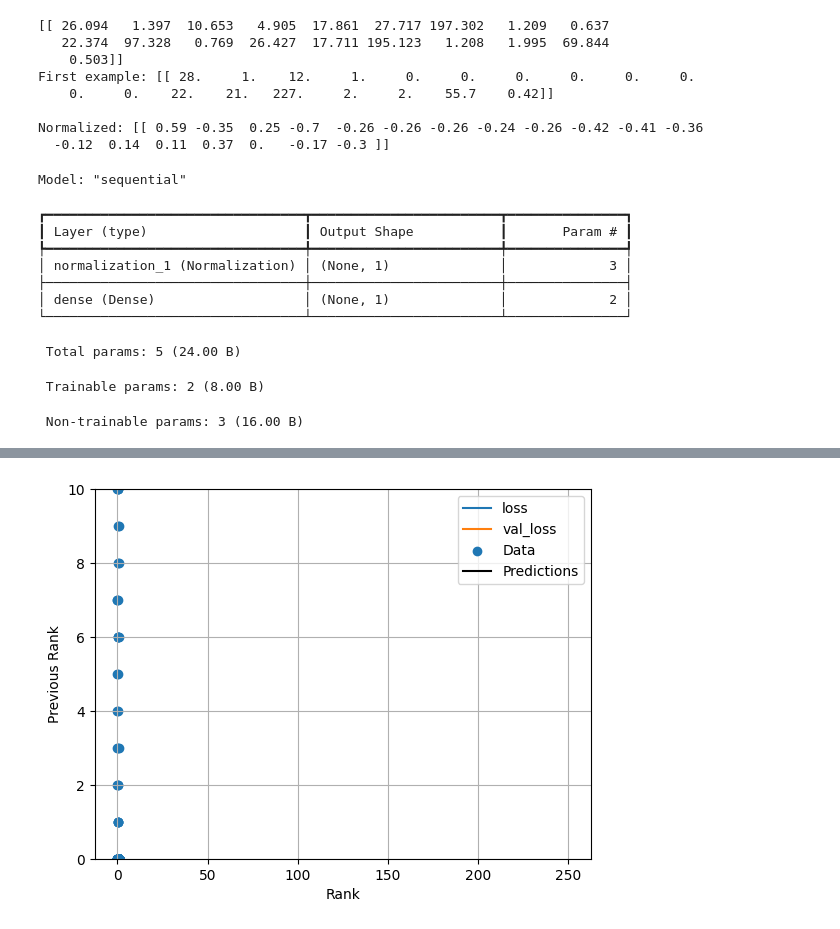
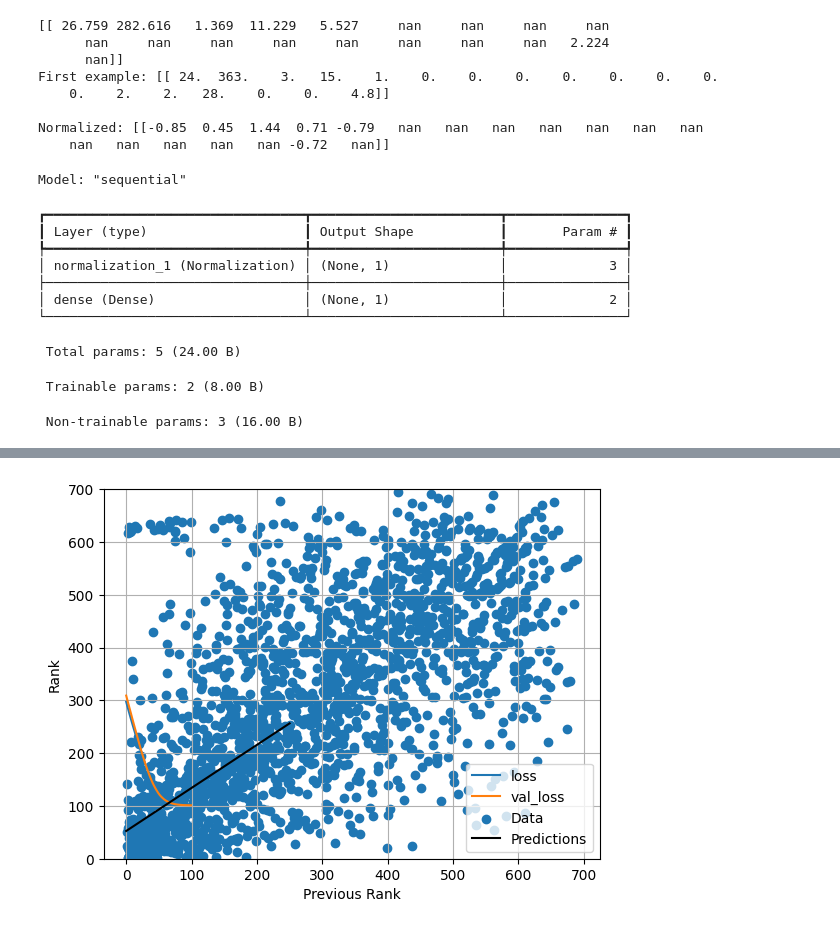
Before and after one commit to drizz12234/FF-Neural-Network, a Jupyter notebook: Regression.ipynb, the cells around one changed output, grey strips where cells are left out. Saved outputs shown, nothing was run; the diff lists cells and outputs as text; code cells hidden in the pictures.

Commit message:
Worked on single and multi input regression

```diff
--- a/Regression.ipynb
+++ b/Regression.ipynb
@@ -37,10 +39,11 @@ dataset = raw_dataset.copy()
 # dataset.tail()
 # %%
 dataset.isna().sum()
-dataset = dataset.fillna(0)
+dataset_clean = dataset.dropna(axis = 0, subset = 'Previous Rank')
+# dataset = dataset.fillna(0)
 
 # dataset = pd.get_dummies(dataset, prefix='', prefix_sep='')
 
-dataset.tail()
+dataset_clean.tail()
 # %% [output]
 |  | Age | Previous Rank | FantPos | Games Played | Games Started | Cmp | Att | Yds | TD | ... |
@@ -52,6 +55,6 @@ dataset.tail()
 # %%
-train_dataset = dataset.sample(frac=0.8, random_state=0)
-test_dataset = dataset.drop(train_dataset.index)
+train_dataset = dataset_clean.sample(frac=0.8, random_state=0)
+test_dataset = dataset_clean.drop(train_dataset.index)
 
 # sns.pairplot(train_dataset, diag_kind='kde')
 
@@ -78,8 +81,8 @@ train_dataset.describe().transpose()
 train_features = train_dataset.copy()
 test_features = test_dataset.copy()
 
-train_labels = train_features.pop('Previous Rank')
-test_labels = test_features.pop('Previous Rank')
+train_labels = train_features.pop('Rank')
+test_labels = test_features.pop('Rank')
 # %%
 train_dataset.describe().transpose()[['mean', 'std']]
 # %% [output]
@@ -114,36 +117,36 @@ with np.printoptions(precision=2, suppress=True):
   print()
   print('Normalized:', normalizer(first).numpy())
 # %% [output]
-[[ 26.094   1.397  10.653   4.905  17.861  27.717 197.302   1.209   0.637
-   22.374  97.328   0.769  26.427  17.711 195.123   1.208   1.995  69.844
-    0.503]]
-First example: [[ 28.     1.    12.     1.     0.     0.     0.     0.     0.     0.
-    0.     0.    22.    21.   227.     2.     2.    55.7    0.42]]
+[[ 26.759 282.616   1.369  11.229   5.527     nan     nan     nan     nan
+      nan     nan     nan     nan     nan     nan     nan     nan   2.224
+      nan]]
+First example: [[ 24.  363.    3.   15.    1.    0.    0.    0.    0.    0.    0.    0.
+    0.    2.    2.   28.    0.    0.    4.8]]
 
-Normalized: [[ 0.59 -0.35  0.25 -0.7  -0.26 -0.26 -0.26 -0.24 -0.26 -0.42 -0.41 -0.36
-  -0.12  0.14  0.11  0.37  0.   -0.17 -0.3 ]]
+Normalized: [[-0.85  0.45  1.44  0.71 -0.79   nan   nan   nan   nan   nan   nan   nan
+    nan   nan   nan   nan   nan -0.72   nan]]
 # %%
-Rank = np.array(train_features['Rank'])
+Previous_Rank = np.array(train_features['Previous Rank'])
 
-Rk_normalizer = layers.Normalization(input_shape=[1,], axis=None)
-Rk_normalizer.adapt(Rank)
+Pre_normalizer = layers.Normalization(input_shape=[1,], axis=None)
+Pre_normalizer.adapt(Previous_Rank)
 
-Rk_model = tf.keras.Sequential([
-    Rk_normalizer,
+Pre_model = tf.keras.Sequential([
+    Pre_normalizer,
     layers.Dense(units=1)
 ])
 
-Rk_model.summary()
+Pre_model.summary()
 
-Rk_model.predict(Rank[:10])
+Pre_model.predict(Previous_Rank[:10])
 
-Rk_model.compile(
+Pre_model.compile(
     optimizer=tf.keras.optimizers.Adam(learning_rate=0.1),
     loss='mean_absolute_error')
 
 %time
-history = Rk_model.fit(
-    train_features['Rank'],
+history = Pre_model.fit(
+    train_features['Previous Rank'],
     train_labels,
     epochs=100,
     # Suppress logging.
@@ -158,9 +161,9 @@ hist.tail()
 def plot_loss(history):
   plt.plot(history.history['loss'], label='loss')
   plt.plot(history.history['val_loss'], label='val_loss')
-  plt.ylim([0, 10])
+  plt.ylim([0, 700])
   plt.xlabel('Epoch')
-  plt.ylabel('Error [Previous Rank]')
+  plt.ylabel('Error [Rank]')
   plt.legend()
   plt.grid(True)
 
@@ -168,18 +171,18 @@ plot_loss(history)
 
 test_results = {}
 
-test_results['Rk_model'] = Rk_model.evaluate(
-    test_features['Rank'],
+test_results['Pre_model'] = Pre_model.evaluate(
+    test_features['Previous Rank'],
     test_labels, verbose=0)
 
 x = tf.linspace(0.0, 250, 251)
-y = Rk_model.predict(x)
+y = Pre_model.predict(x)
 
 def plot_Rk(x, y):
-  plt.scatter(train_features['Rank'], train_labels, label='Data')
+  plt.scatter(train_features['Previous Rank'], train_labels, label='Data')
   plt.plot(x, y, color='k', label='Predictions')
-  plt.xlabel('Rank')
-  plt.ylabel('Previous Rank')
+  plt.xlabel('Previous Rank')
+  plt.ylabel('Rank')
   plt.legend()
 
 plot_Rk(x, y)
@@ -199,4 +202,4 @@ Model: "sequential"
 CPU times: total: 0 ns
 Wall time: 0 ns
 8/8 ━━━━━━━━━━━━━━━━━━━━ 0s 4ms/step
-[figure, old version]
+[figure, new version]
```
Also changed, not shown: parts of 9 cells of this notebook, 7 other files.
